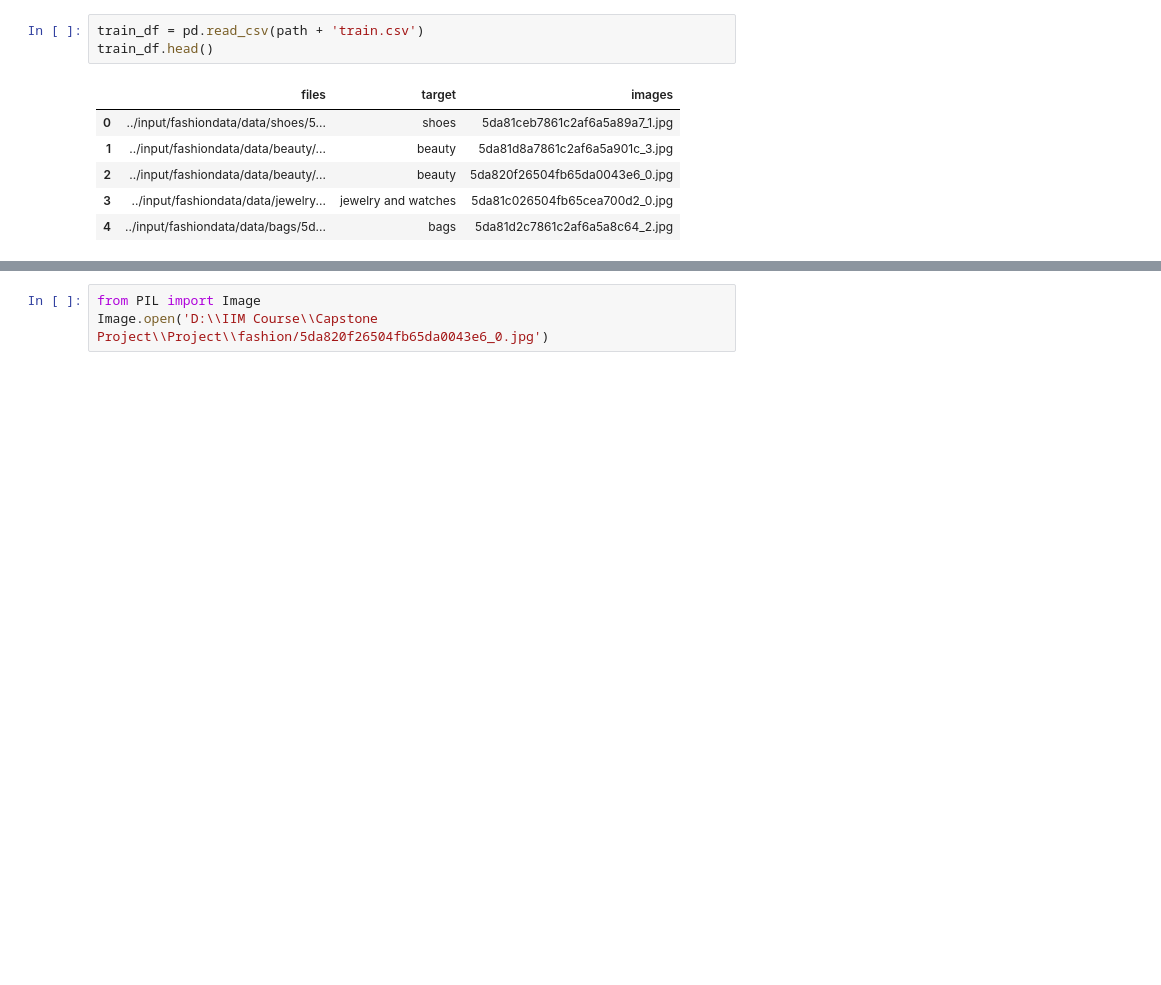
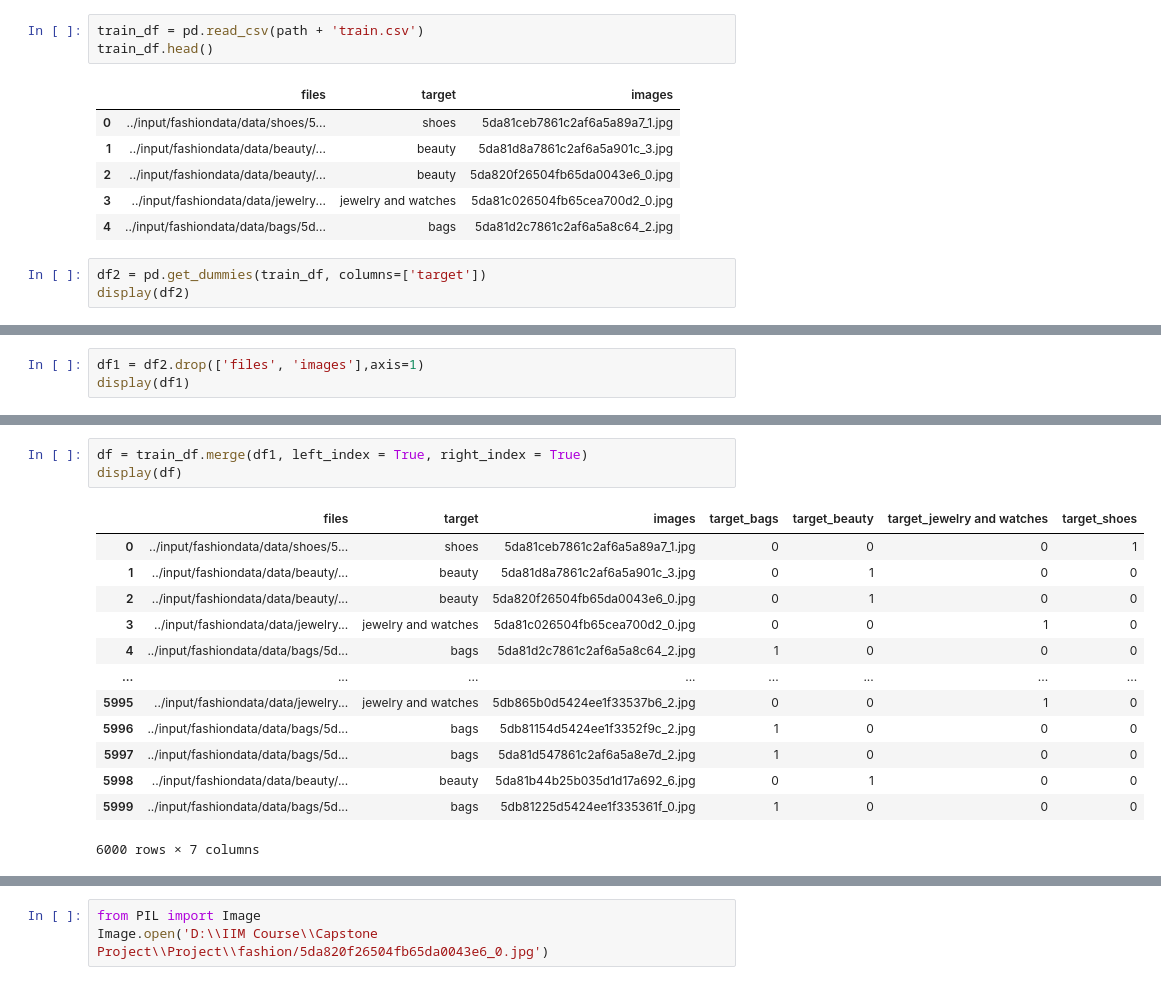
Before and after one commit to Shubham-Das/IIM-Capstone-Project, a Jupyter notebook: ImgClassification.ipynb, the cells around one changed output, grey strips where cells are left out. Drawn from its saved outputs; the diff is of its cells as text; blank space fills up the shorter version.

```diff
--- a/ImgClassification.ipynb
+++ b/ImgClassification.ipynb
@@ -25,3 +26,6 @@ train_df.head()
 | 2 | ../input/fashiondata/data/beauty/... | beauty | 5da820f26504fb65da0043e6_0.jpg |
 | 3 | ../input/fashiondata/data/jewelry... | jewelry and watches | 5da81c026504fb65cea700d2_0.jpg |
 | 4 | ../input/fashiondata/data/bags/5d... | bags | 5da81d2c7861c2af6a5a8c64_2.jpg |
+# %%
+df2 = pd.get_dummies(train_df, columns=['target'])
+display(df2)
@@ -27,0 +46,3 @@ train_df.head()
+# %%
+df1 = df2.drop(['files', 'images'],axis=1)
+display(df1)
@@ -28 +63,18 @@ train_df.head()
+# %%
+df = train_df.merge(df1, left_index = True, right_index = True)
+display(df)
+# %% [output]
+|  | files | target | images | target_bags | target_beauty | target_jewelry and watches | target_shoes |
+| 0 | ../input/fashiondata/data/shoes/5... | shoes | 5da81ceb7861c2af6a5a89a7_1.jpg | 0 | 0 | 0 | 1 |
+| 1 | ../input/fashiondata/data/beauty/... | beauty | 5da81d8a7861c2af6a5a901c_3.jpg | 0 | 1 | 0 | 0 |
+| 2 | ../input/fashiondata/data/beauty/... | beauty | 5da820f26504fb65da0043e6_0.jpg | 0 | 1 | 0 | 0 |
+| 3 | ../input/fashiondata/data/jewelry... | jewelry and watches | 5da81c026504fb65cea700d2_0.jpg | 0 | 0 | 1 | 0 |
+| 4 | ../input/fashiondata/data/bags/5d... | bags | 5da81d2c7861c2af6a5a8c64_2.jpg | 1 | 0 | 0 | 0 |
+| ... | ... | ... | ... | ... | ... | ... | ... |
+| 5995 | ../input/fashiondata/data/jewelry... | jewelry and watches | 5db865b0d5424ee1f33537b6_2.jpg | 0 | 0 | 1 | 0 |
+| 5996 | ../input/fashiondata/data/bags/5d... | bags | 5db81154d5424ee1f3352f9c_2.jpg | 1 | 0 | 0 | 0 |
+| 5997 | ../input/fashiondata/data/bags/5d... | bags | 5da81d547861c2af6a5a8e7d_2.jpg | 1 | 0 | 0 | 0 |
+| 5998 | ../input/fashiondata/data/beauty/... | beauty | 5da81b44b25b035d1d17a692_6.jpg | 0 | 1 | 0 | 0 |
+| 5999 | ../input/fashiondata/data/bags/5d... | bags | 5db81225d5424ee1f335361f_0.jpg | 1 | 0 | 0 | 0 |
+6000 rows × 7 columns
 # %%
```
Also changed, not shown: parts of 18 cells of this notebook.
